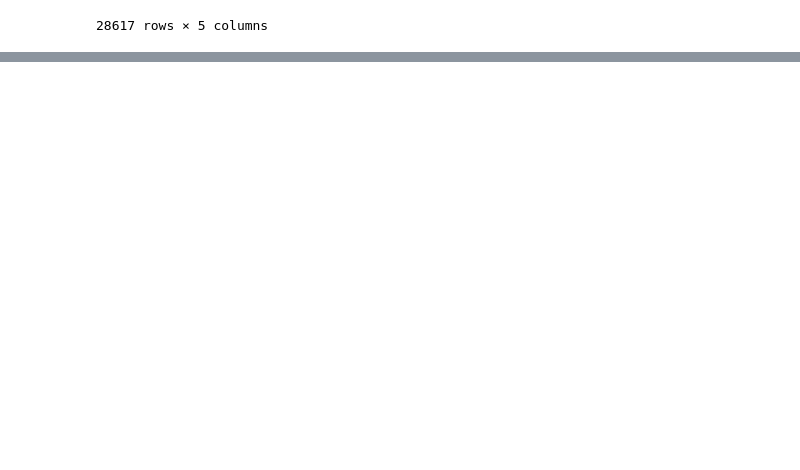
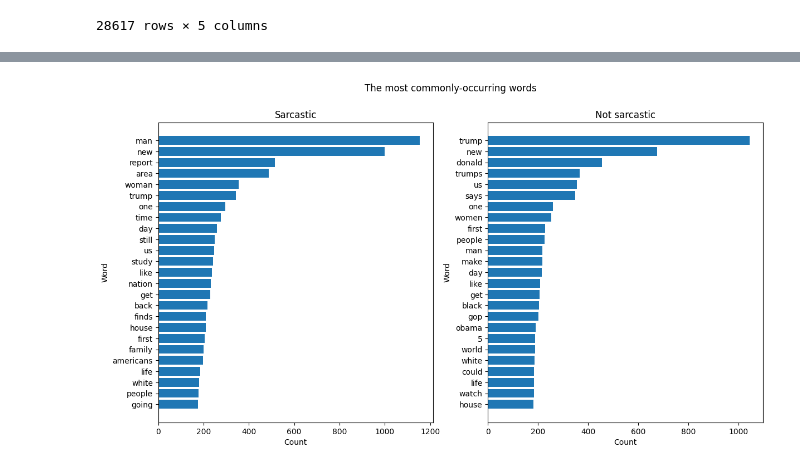
Before and after one commit to aditya-iyer1/sarcasm-detection, a Jupyter notebook: minxi_lin.ipynb, the cells around one changed output, grey strips where cells are left out. Cells and saved outputs as stored; diff of their text form; code cells hidden in the pictures; blank space fills up the shorter version.

```diff
--- a/minxi_lin.ipynb
+++ b/minxi_lin.ipynb
@@ -138,3 +117,11 @@ df
 | 28617 | 1 | mars probe destroyed by orbiting ... | [mars, probe, destroyed, by, orbi... | [mars, probe, destroyed, orbiting... | [mars probe, probe destroyed, orb... |
 | 28618 | 1 | dad clarifies this not a food stop | [dad, clarifies, this, not, a, fo... | [dad, clarifies, food, stop] | [dad clarifies, food stop] |
 28617 rows × 5 columns
+# %%
+df['headline_word_count'] = df['headline'].apply(lambda x: len(x.split()))
+plt.figure(figsize=(8, 5))
+plt.hist(df['headline_word_count'], bins = 50)
+plt.xlabel('Word Count')
+plt.title('Word Count of Headline')
+plt.xlim(0, 30)
+plt.show()
@@ -140,0 +206,21 @@ df
+# %%
+# the most commonly-occurring words, broken down by label
+common_words_1 = words_1_df[:25]
+common_words_0 = words_0_df[:25]
+fig, axs = plt.subplots(1, 2)
+fig.set_figheight(7)
+fig.set_figwidth(14)
+axs[0].barh(common_words_1['word'], common_words_1['count']) # positive
+axs[0].invert_yaxis()
+axs[0].set_xlabel("Count")
+axs[0].set_ylabel("Word")
+axs[1].barh(common_words_0['word'], common_words_0['count']) # negative
+axs[1].invert_yaxis()
+axs[1].set_xlabel("Count")
+axs[1].set_ylabel("Word")
+fig.suptitle("The most commonly-occurring words")
+axs[0].title.set_text('Sarcastic')
+axs[1].title.set_text('Not sarcastic')
+plt.show()
+# %% [output]
+[figure, added]
```
Also changed, not shown: parts of 23 cells of this notebook.
